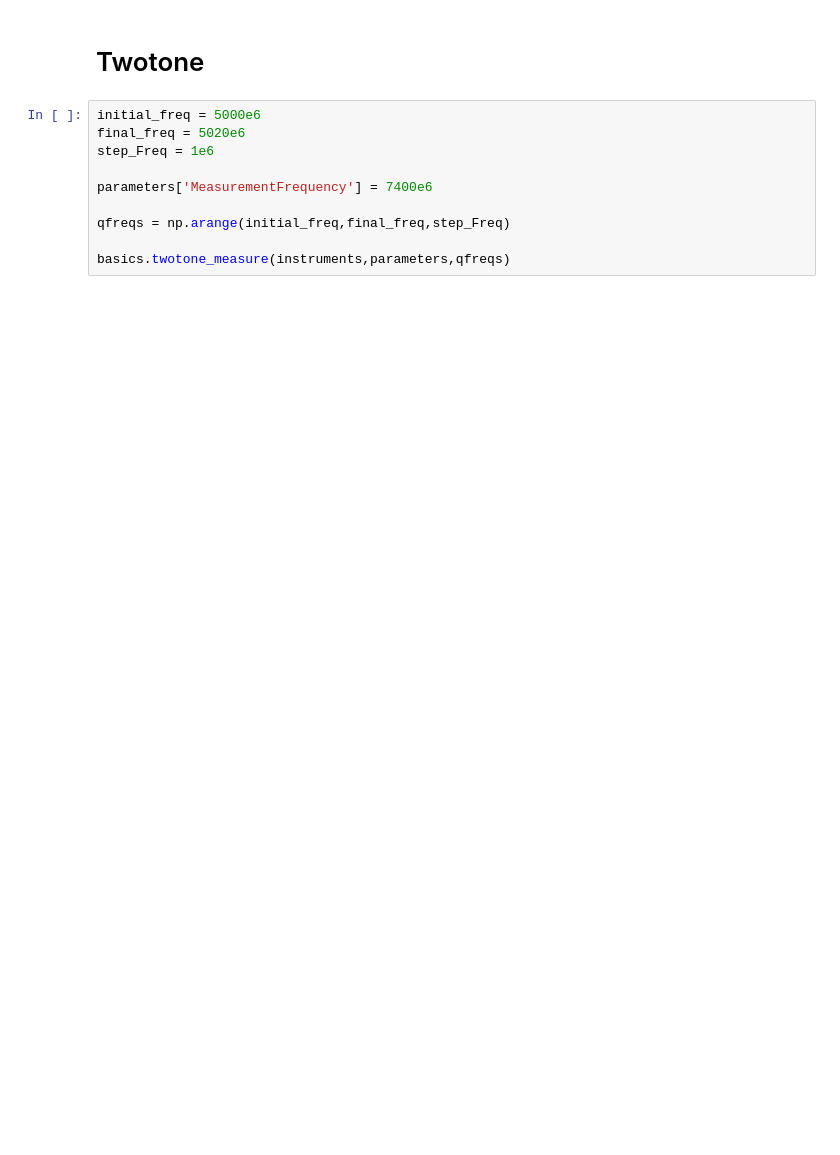
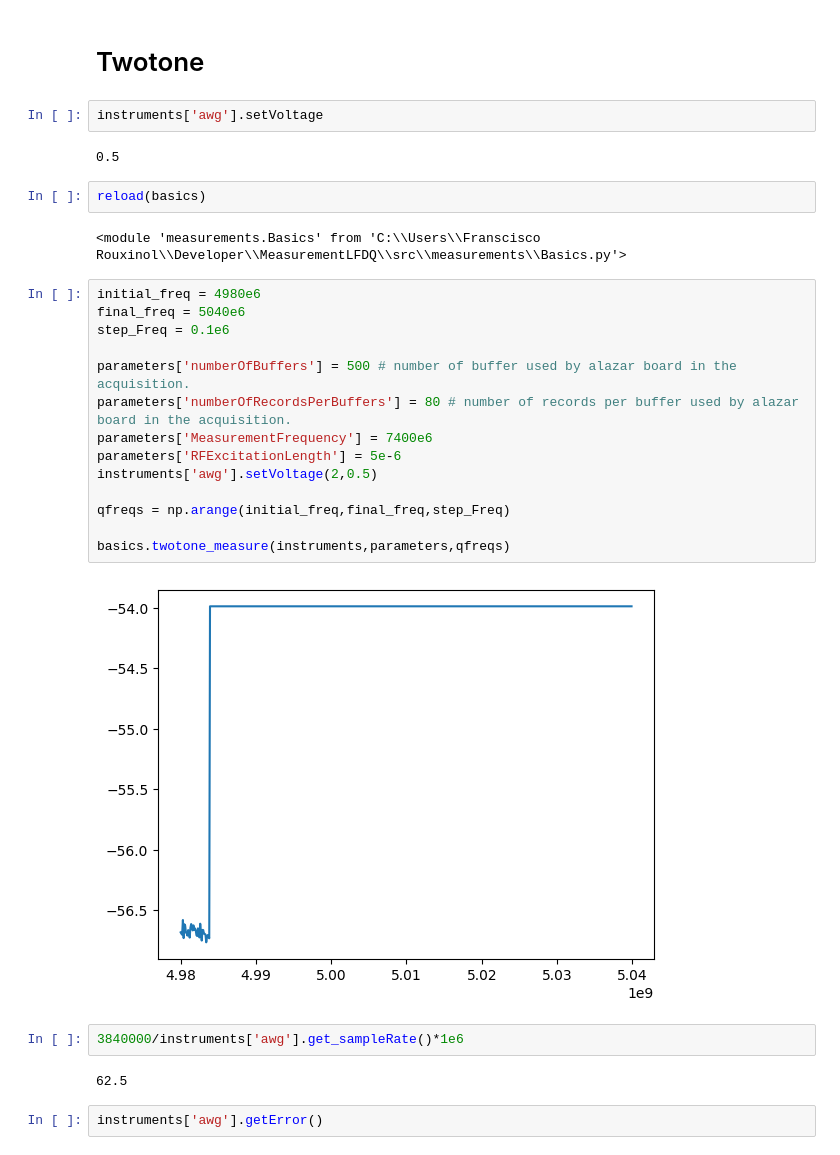
Before and after one commit to Rouxinol-Research-Lab/MeasurementsLFDQ, a Jupyter notebook: PulseGeneratorExample.ipynb, the cells around one changed output. Saved outputs shown, nothing was run; the diff lists cells and outputs as text; blank space fills up the shorter version.

```diff
--- a/PulseGeneratorExample.ipynb
+++ b/PulseGeneratorExample.ipynb
@@ -88,12 +75,32 @@ basics.cavity_measure(instruments,parameters,freqs)
 # %% [markdown]
 # Twotone
+# %%
+instruments['awg'].setVoltage
+# %% [output]
+0.5
+# %%
+reload(basics)
+# %% [output]
+<module 'measurements.Basics' from 'C:\\Users\\Franscisco Rouxinol\\Developer\\MeasurementLFDQ\\src\\measurements\\Basics.py'>
 # %%
-initial_freq = 5000e6
-final_freq = 5020e6
-step_Freq = 1e6
+initial_freq = 4980e6
+final_freq = 5040e6
+step_Freq = 0.1e6
 
+parameters['numberOfBuffers'] = 500 # number of buffer used by alazar board in the acquisition.
+parameters['numberOfRecordsPerBuffers'] = 80 # number of records per buffer used by alazar board in the acquisition.
 parameters['MeasurementFrequency'] = 7400e6
+parameters['RFExcitationLength'] = 5e-6
+instruments['awg'].setVoltage(2,0.5)
 
 qfreqs = np.arange(initial_freq,final_freq,step_Freq)
 
 basics.twotone_measure(instruments,parameters,qfreqs)
+# %% [output]
+[figure, added]
+# %%
+3840000/instruments['awg'].get_sampleRate()*1e6
+# %% [output]
+62.5
+# %%
+instruments['awg'].getError()
```
Also changed, not shown: parts of 8 cells of this notebook.
